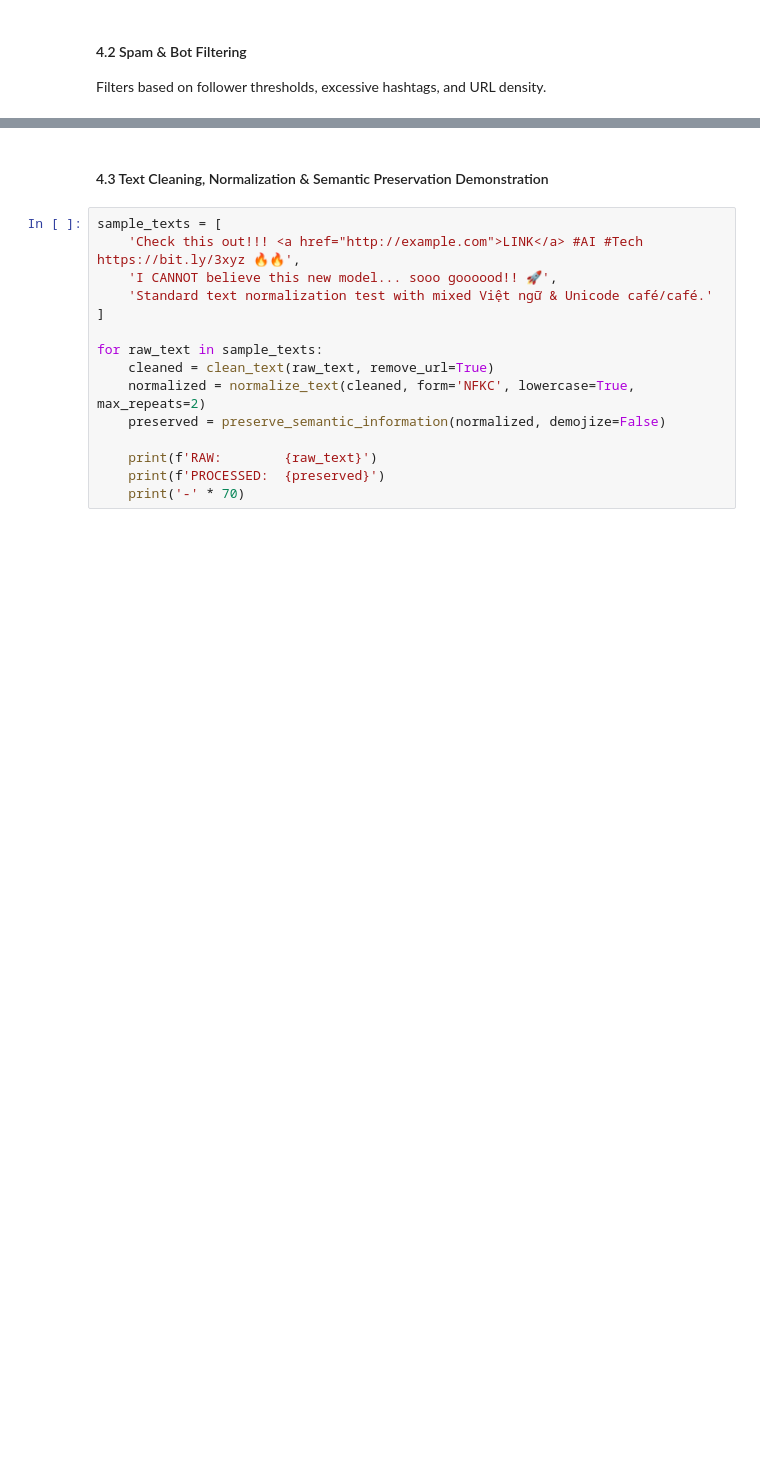
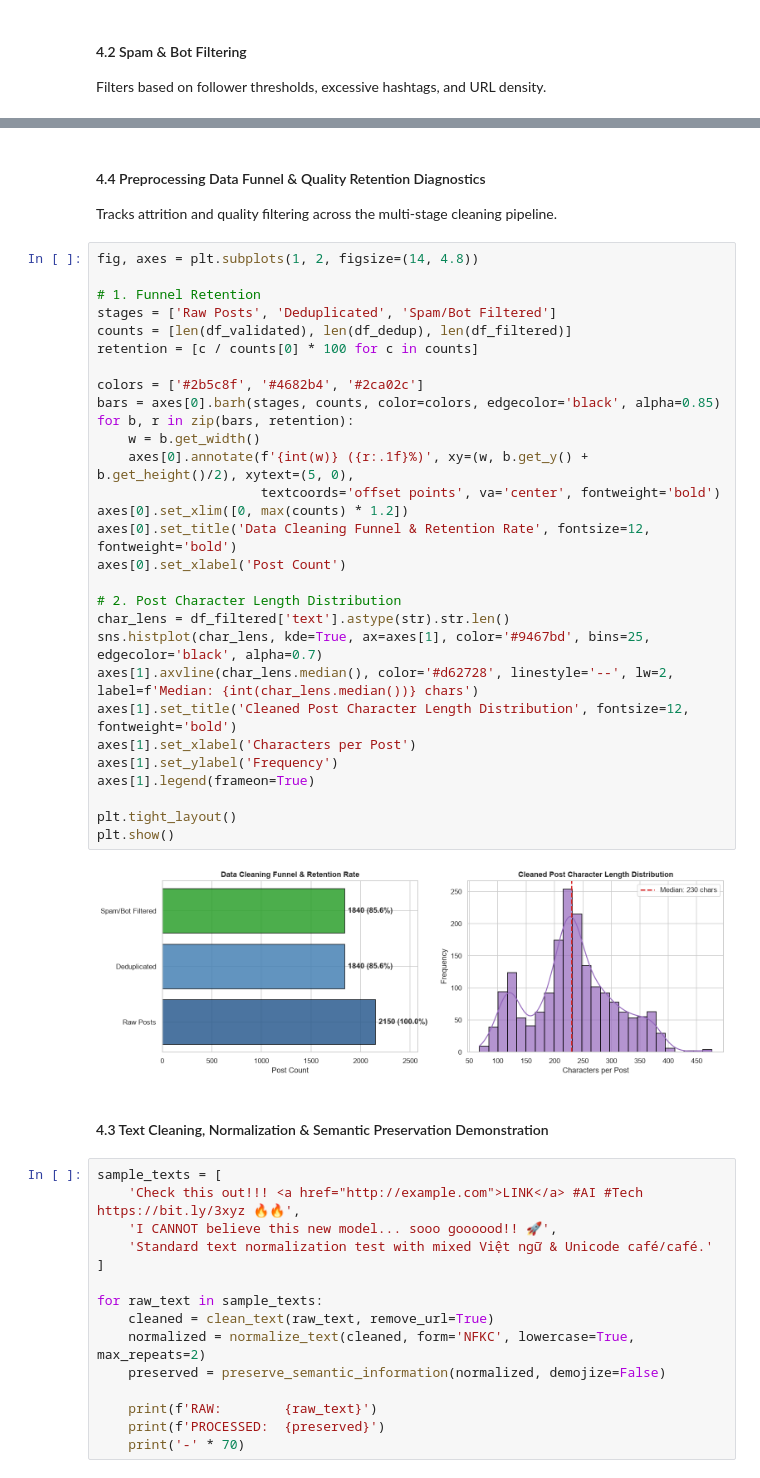
Before and after one commit to nguyenthanhcong041006/social-listening-trending, a Jupyter notebook: notebooks/01_data_exploration_and_preprocessing.ipynb, the cells around one changed output, grey strips where cells are left out. Drawn from its saved outputs; the diff is of its cells as text; blank space fills up the shorter version.

```diff
--- a/notebooks/01_data_exploration_and_preprocessing.ipynb
+++ b/notebooks/01_data_exploration_and_preprocessing.ipynb
@@ -133,3 +184,38 @@ Remaining authentic posts: 1513
+# %% [markdown]
+#### 4.4 Preprocessing Data Funnel & Quality Retention Diagnostics
+
+Tracks attrition and quality filtering across the multi-stage cleaning pipeline.
+# %%
+fig, axes = plt.subplots(1, 2, figsize=(14, 4.8))
+
+# 1. Funnel Retention
+stages = ['Raw Posts', 'Deduplicated', 'Spam/Bot Filtered']
+counts = [len(df_validated), len(df_dedup), len(df_filtered)]
+retention = [c / counts[0] * 100 for c in counts]
+
+colors = ['#2b5c8f', '#4682b4', '#2ca02c']
+bars = axes[0].barh(stages, counts, color=colors, edgecolor='black', alpha=0.85)
+for b, r in zip(bars, retention):
+    w = b.get_width()
+    axes[0].annotate(f'{int(w)} ({r:.1f}%)', xy=(w, b.get_y() + b.get_height()/2), xytext=(5, 0),
+                     textcoords='offset points', va='center', fontweight='bold')
+axes[0].set_xlim([0, max(counts) * 1.2])
+axes[0].set_title('Data Cleaning Funnel & Retention Rate', fontsize=12, fontweight='bold')
+axes[0].set_xlabel('Post Count')
+
+# 2. Post Character Length Distribution
+char_lens = df_filtered['text'].astype(str).str.len()
+sns.histplot(char_lens, kde=True, ax=axes[1], color='#9467bd', bins=25, edgecolor='black', alpha=0.7)
+axes[1].axvline(char_lens.median(), color='#d62728', linestyle='--', lw=2, label=f'Median: {int(char_lens.median())} chars')
+axes[1].set_title('Cleaned Post Character Length Distribution', fontsize=12, fontweight='bold')
+axes[1].set_xlabel('Characters per Post')
+axes[1].set_ylabel('Frequency')
+axes[1].legend(frameon=True)
+
+plt.tight_layout()
+plt.show()
+# %% [output]
+[figure, added]
 # %% [markdown]
 #### 4.3 Text Cleaning, Normalization & Semantic Preservation Demonstration
 # %%
```
Also changed, not shown: parts of 8 cells of this notebook, 7 other files.
